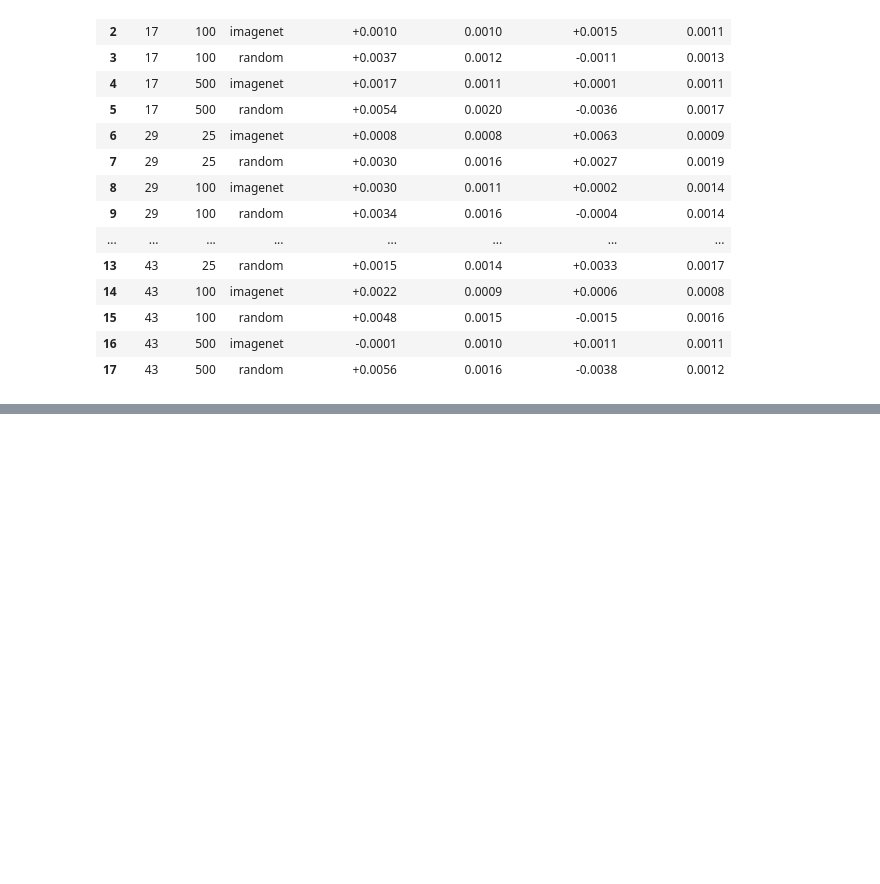
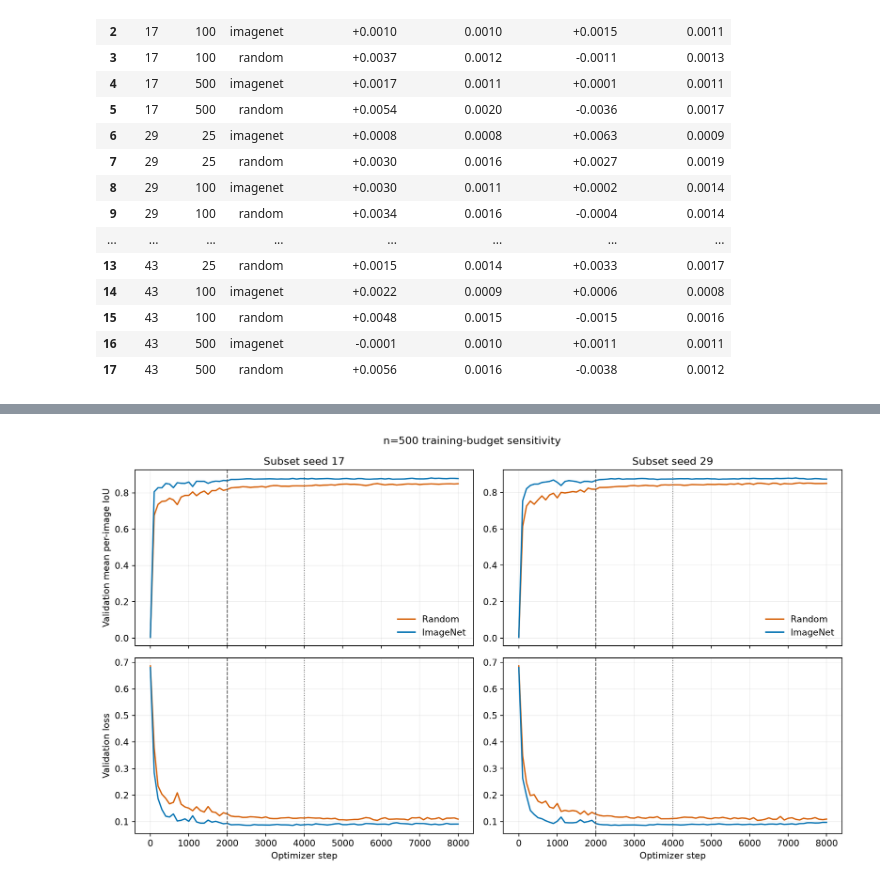
Before and after one commit to manuelmiddendorf/data-efficient-roof-segmentation, a Jupyter notebook: notebooks/04_data_efficiency.ipynb, the cells around one changed output, grey strips where cells are left out. Drawn from its saved outputs; the diff is of its cells as text; code cells hidden in the pictures; blank space fills up the shorter version.

Commit message:
Report n=500 training budget sensitivity

```diff
--- a/notebooks/04_data_efficiency.ipynb
+++ b/notebooks/04_data_efficiency.ipynb
@@ -256,0 +290,4 @@ display(RESULTS[list(late_columns)].rename(columns=late_columns).style.format({
+# %%
+display(Image(filename=ROOT / 'reports/figures/training_budget_n500_histories.png'))
+# %% [output]
+[figure, added]
```
Also changed, not shown: parts of 7 cells of this notebook, 9 other files.
